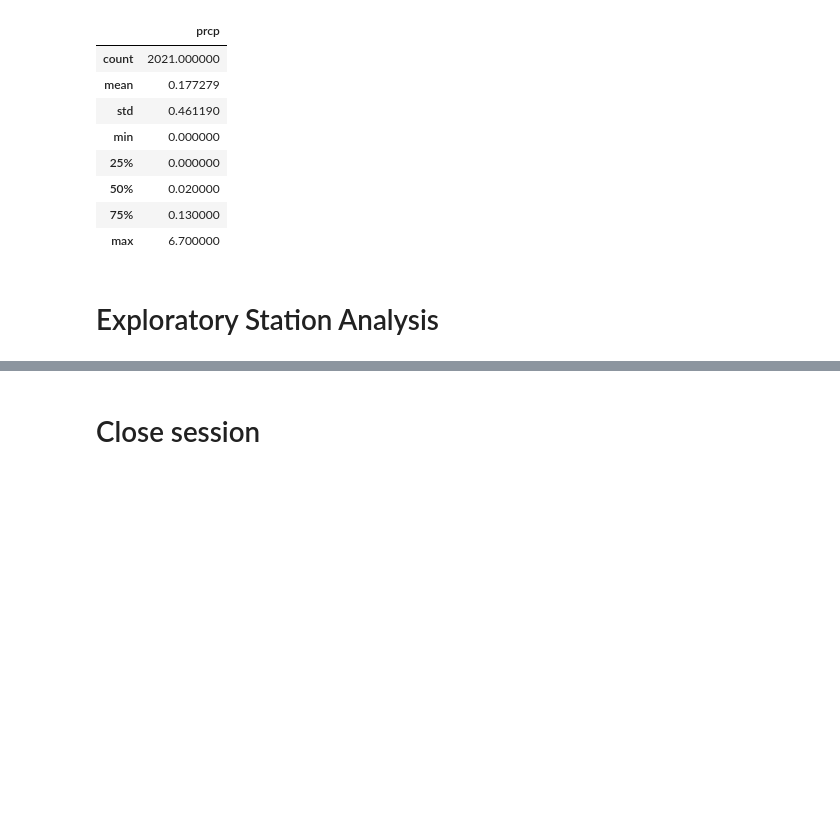
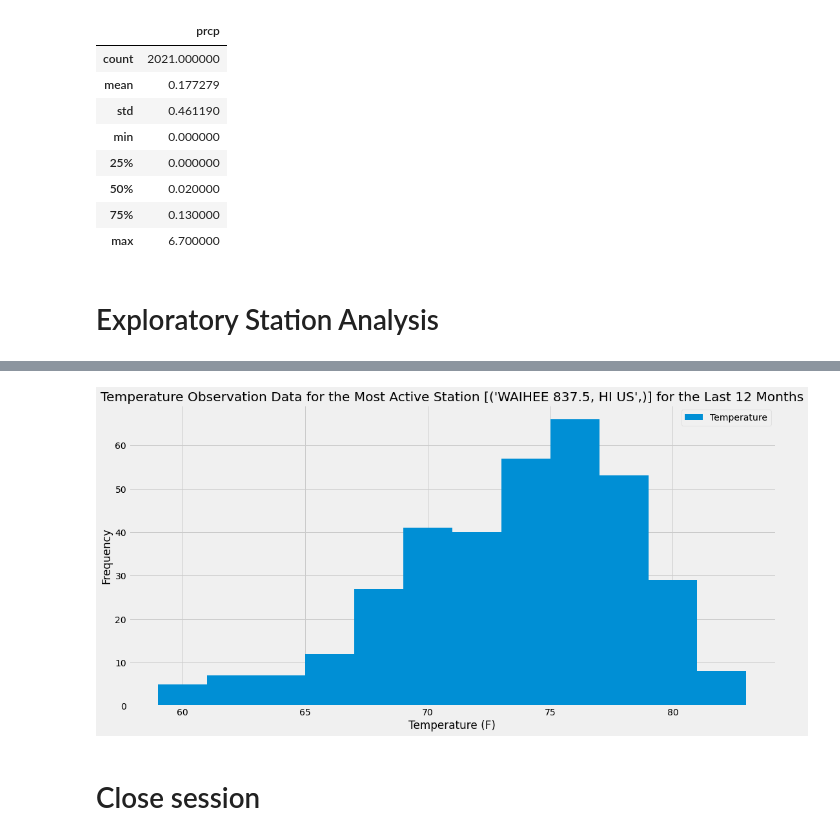
Before and after one commit to vasantap/sqlalchemy-challenge, a Jupyter notebook: climate_starter.ipynb, the cells around one changed output, grey strips where cells are left out. Saved outputs shown, nothing was run; the diff lists cells and outputs as text; code cells hidden in the pictures; blank space fills up the shorter version.

Commit message:
Exploratory station analysis completed

```diff
--- a/climate_starter.ipynb
+++ b/climate_starter.ipynb
@@ -135,0 +164,7 @@ precip_data.describe()
+# %%
+# Using the most active station id Query the last 12 months of temperature observation data for this station
+# (i.e. the last 12 months of temperature observation data for the most active station)
+active_station_temps = session.query(Measurement.date, Measurement.tobs).order_by(Measurement.date).\
+                                filter(Measurement.station == 'USC00519281').\
+                                filter(Measurement.date >= year_ago).all()
+print(f"The last 12 months of temperature observation data for the most active station are: {active_station_temps}")
@@ -136,3 +173,4 @@ precip_data.describe()
 # %%
-# Using the most active station id
 # Query the last 12 months of temperature observation data for this station and plot the results as a histogram
+active_station_df = pd.DataFrame(active_station_temps, columns=['date', 'tobs'])
+active_station_df
@@ -139,3 +191,13 @@ precip_data.describe()
+# %%
+# Plot the histogram
+active_station_df.plot(kind='hist', figsize=(16,8), bins=12)
+plt.xlabel('Temperature (F)')
+plt.ylabel('Frequency')
+plt.title(f'Temperature Observation Data for the Most Active Station {most_active_station_name} for the Last 12 Months')
+plt.legend(['Temperature'])
+plt.show()
+# %% [output]
+[figure, added]
 # %% [markdown]
 # Close session
 # %%
```
Also changed, not shown: parts of 7 cells of this notebook.
